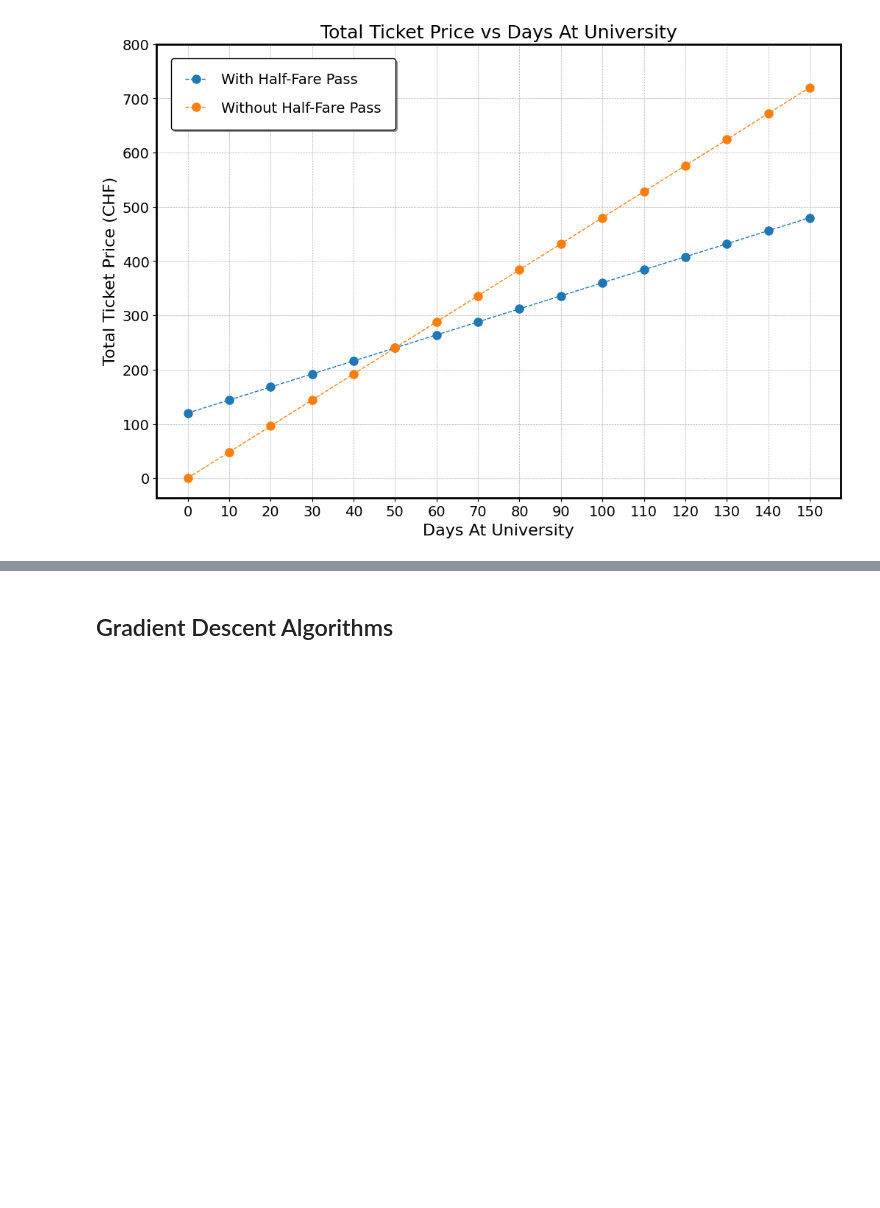
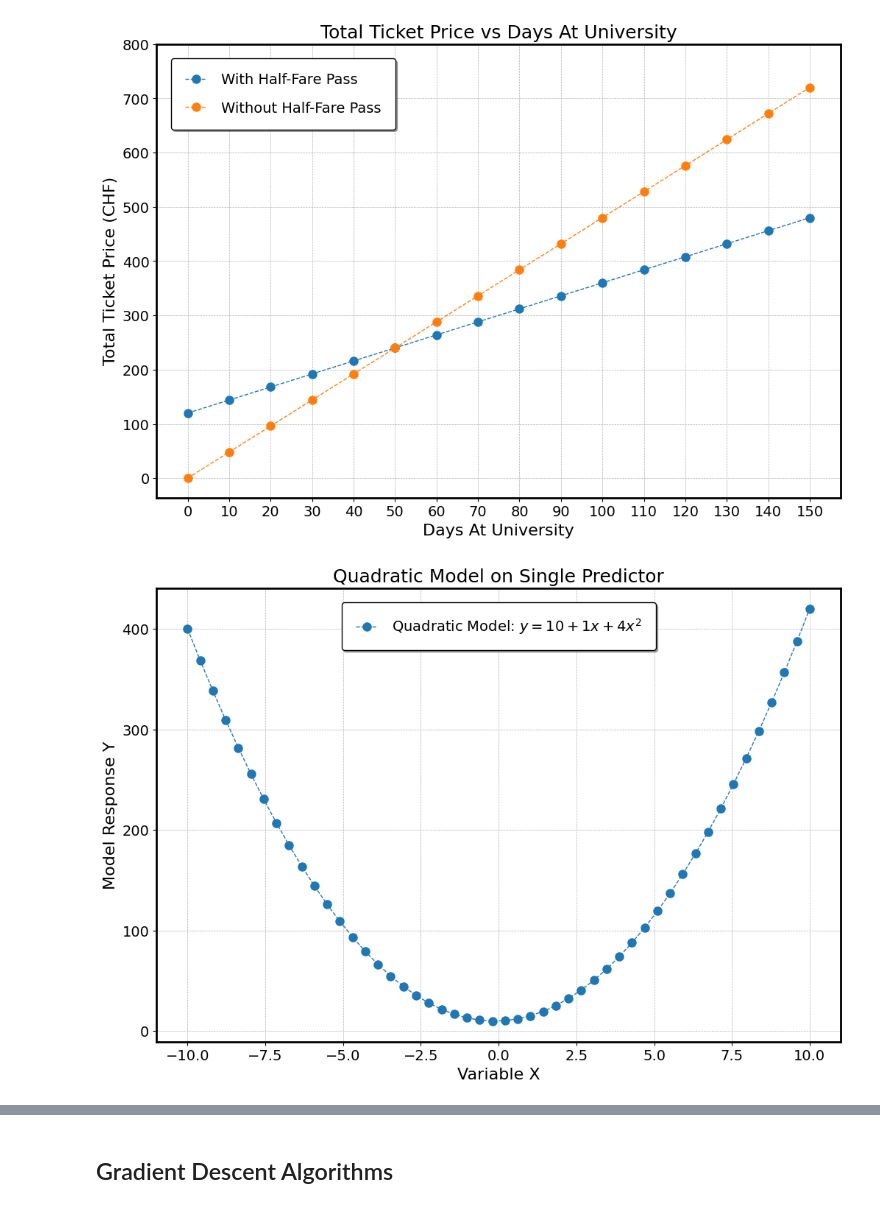
Before and after one commit to giacomobelleri/ML-Practice, a Jupyter notebook: Notebooks/Gradient-Descent/gradient-descent.ipynb, the cells around one changed output, grey strips where cells are left out. Saved outputs shown, nothing was run; the diff lists cells and outputs as text; code cells hidden in the pictures; blank space fills up the shorter version.

Commit message:
Tested Matrix Polynomial

```diff
--- a/Notebooks/Gradient-Descent/gradient-descent.ipynb
+++ b/Notebooks/Gradient-Descent/gradient-descent.ipynb
@@ -344,3 +341,32 @@ ax.grid(True, which="both", linestyle="--", linewidth=0.5)
 plt.savefig(CreateFilePath(r'\TotalTicketPriceVsDaysAtUniversity', extension='png'))
 # %% [output]
 [figure]
+# %%
+# Tests Quadratic On Single Predictor
+
+#Creates figure and sets up axes, labels, and title
+fig, ax = plt.subplots(ncols=1, nrows=1, figsize=(12, 8))
+ax.set_xlabel('Variable X')
+ax.set_ylabel('Model Response Y')
+ax.set_title('Quadratic Model on Single Predictor')
+
+# Creates predictor matrix for quadratic model
+predictors = np.linspace(start=-10, stop=10, num=50)
+predictors_matrix = FormPredictorMatrix(predictors, order=2, include_interaction=False)
+
+#Creates parameter and model array
+params = np.array([10, 1, 4])
+response = PolynomialModel(predictors_matrix, params)
+
+#Plots results
+ax.plot(predictors, response, label=f'Quadratic Model: $y = {params[0]} + {params[1]}x + {params[2]}x^2$',
+        linestyle='--', marker='o', linewidth=1, markersize=8)
+
+#Adds legend and grid
+ax.legend()
+ax.grid(True, which="both", linestyle="--", linewidth=0.5)
+
+# Saves plot
+plt.savefig(CreateFilePath(r'\QuadraticModelOnSinglePredictor', extension='png'))
+# %% [output]
+[figure, added]
```
Also changed, not shown: parts of 5 cells of this notebook, 2 other files.
